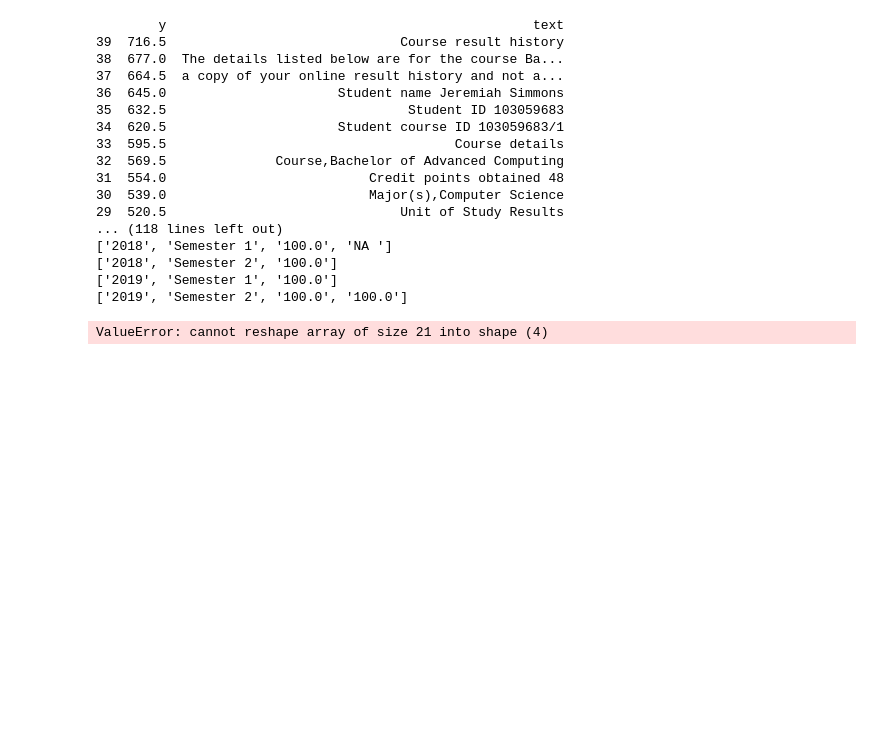
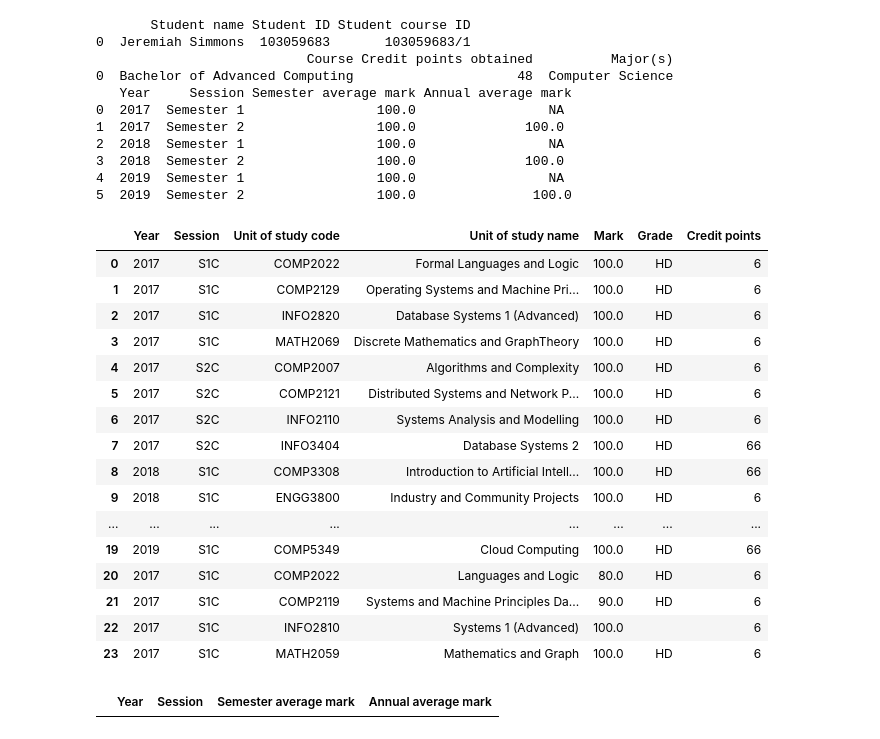
Before and after one commit to lihaoyoo/CS60, a Jupyter notebook: pdf_extractor.ipynb, the cells around one changed output. Drawn from its saved outputs; the diff is of its cells as text; code cells hidden in the pictures; blank space fills up the shorter version.

```diff
--- a/pdf_extractor.ipynb
+++ b/pdf_extractor.ipynb
@@ -237,9 +245,3 @@ multi_tables = wrapper.read_pdf("Transcript0903-2.pdf", pages="all", multiple_ta
-# %%
-resultDf1 = pd.DataFrame(multi_tables[0])
-resultDf1.duplicated()  #check whole dataframe if there is duplicated value
-resultDf1 = resultDf1.drop_duplicates()
-resultDf1.columns = resultDf1.iloc[0]
-resultDf1 = resultDf1.reindex(resultDf1.index.drop(0))
 # %%
 fp = open('Transcript0903-3.pdf', 'rb')
 parser = PDFParser(fp)
@@ -250,63 +252,74 @@ laparams = LAParams()
 device = PDFPageAggregator(rsrcmgr, laparams=laparams)
 interpreter = PDFPageInterpreter(rsrcmgr, device)
 
 textDf = pd.DataFrame(columns=['x1', 'y1', 'x2', 'y2', 'text'])
 resultDf = pd.DataFrame(columns = ('Year', 'Session', 'Unit of study code', 'Unit of study name', 'Mark', 'Grade', 'Credit points'))
 marksDf2 = pd.DataFrame(columns = ('Year', 'Session', 'Semester average mark', 'Annual average mark'))
 resultDf2 = pd.DataFrame(columns = ('Year', 'Session', 'Unit of study code', 'Unit of study name', 'Mark', 'Grade', 'Credit points'))
 
 page_no = 1
 
 for page in PDFPage.create_pages(doc):
 
     interpreter.process_page(page)
     layout = device.get_result()
-    textDf = parse_layout(layout, 0.25, 30)
+    textDf = parse_layout(layout, 0.3, 30)
     textDf['text'] = textDf['text'].apply(lambda x:','+ x)
     textDf1 = textDf.groupby(by='y')['text'].sum().reset_index()
     textDf1 = textDf1.sort_values('y', ascending=False)
     textDf1['text'] = textDf1['text'].apply(lambda x:x[1:])
-    print(textDf1)
+
 
     if page_no == 1:
-        studentDf, courseDf, marksDf, resultDf = convert_to_df(textDf1)
+        studentDf, courseDf, marksDf, resultDf1 = convert_to_df(textDf1)
     elif page_no == 2:
         resultDf2, marksDf2 = convert_to_df2(textDf1)
 
     page_no += 1
 
-#print(marksDf)
-#print(marksDf2)
-#print(resultDf2)
 
-#if marksDf2.empty == False:
-# marksDf = pd.concat([marksDf, marksDf2])
-# resultDf = pd.concat([resultDf1, resultDf2])
+if marksDf2.empty == False:
+    marksDf = pd.concat([marksDf, marksDf2])
+resultDf = pd.concat([resultDf1, resultDf2])
 
 print(studentDf)
-# print(courseDf)
-# print(marksDf)
+print(courseDf)
+print(marksDf)
 # resultDf
-# resultDf
+resultDf
 # %% [output]
-        y                                               text
-39  716.5                              Course result history
-38  677.0  The details listed below are for the course Ba...
-37  664.5  a copy of your online result history and not a...
-36  645.0                      Student name Jeremiah Simmons
-35  632.5                               Student ID 103059683
-34  620.5                      Student course ID 103059683/1
-33  595.5                                     Course details
-32  569.5              Course,Bachelor of Advanced Computing
-31  554.0                          Credit points obtained 48
-30  539.0                          Major(s),Computer Science
-29  520.5                              Unit of Study Results
-... (118 lines left out)
-['2018', 'Semester 1', '100.0', 'NA ']
-['2018', 'Semester 2', '100.0']
-['2019', 'Semester 1', '100.0']
-['2019', 'Semester 2', '100.0', '100.0']
+       Student name Student ID Student course ID
+0  Jeremiah Simmons  103059683       103059683/1
+                           Course Credit points obtained          Major(s)
+0  Bachelor of Advanced Computing                     48  Computer Science
+   Year     Session Semester average mark Annual average mark
+0  2017  Semester 1                 100.0                 NA
+1  2017  Semester 2                 100.0              100.0
+2  2018  Semester 1                 100.0                 NA
+3  2018  Semester 2                 100.0              100.0
+4  2019  Semester 1                 100.0                 NA
+5  2019  Semester 2                 100.0               100.0
-ValueError: cannot reshape array of size 21 into shape (4)
+|  | Year | Session | Unit of study code | Unit of study name | Mark | Grade | Credit points |
+| 0 | 2017 | S1C | COMP2022 | Formal Languages and Logic | 100.0 | HD | 6 |
+| 1 | 2017 | S1C | COMP2129 | Operating Systems and Machine Pri... | 100.0 | HD | 6 |
+| 2 | 2017 | S1C | INFO2820 | Database Systems 1 (Advanced) | 100.0 | HD | 6 |
+| 3 | 2017 | S1C | MATH2069 | Discrete Mathematics and GraphTheory | 100.0 | HD | 6 |
+| 4 | 2017 | S2C | COMP2007 | Algorithms and Complexity | 100.0 | HD | 6 |
+| 5 | 2017 | S2C | COMP2121 | Distributed Systems and Network P... | 100.0 | HD | 6 |
+| 6 | 2017 | S2C | INFO2110 | Systems Analysis and Modelling | 100.0 | HD | 6 |
+| 7 | 2017 | S2C | INFO3404 | Database Systems 2 | 100.0 | HD | 66 |
+| 8 | 2018 | S1C | COMP3308 | Introduction to Artificial Intell... | 100.0 | HD | 66 |
+| 9 | 2018 | S1C | ENGG3800 | Industry and Community Projects | 100.0 | HD | 6 |
+| ... | ... | ... | ... | ... | ... | ... | ... |
+| 19 | 2019 | S1C | COMP5349 | Cloud Computing | 100.0 | HD | 66 |
+| 20 | 2017 | S1C | COMP2022 | Languages and Logic | 80.0 | HD | 6 |
+| 21 | 2017 | S1C | COMP2119 | Systems and Machine Principles Da... | 90.0 | HD | 6 |
+| 22 | 2017 | S1C | INFO2810 | Systems 1 (Advanced) | 100.0 |  | 6 |
+| 23 | 2017 | S1C | MATH2059 | Mathematics and Graph | 100.0 | HD | 6 |
+# %%
+marksDf
+# %% [output]
+|  | Year | Session | Semester average mark | Annual average mark |
 # %%
     def getValueByKey(self, pages, interpreter, device, keyWord):
         for page in pages:
```
Also changed, not shown: parts of 3 cells of this notebook, 1 other file.
